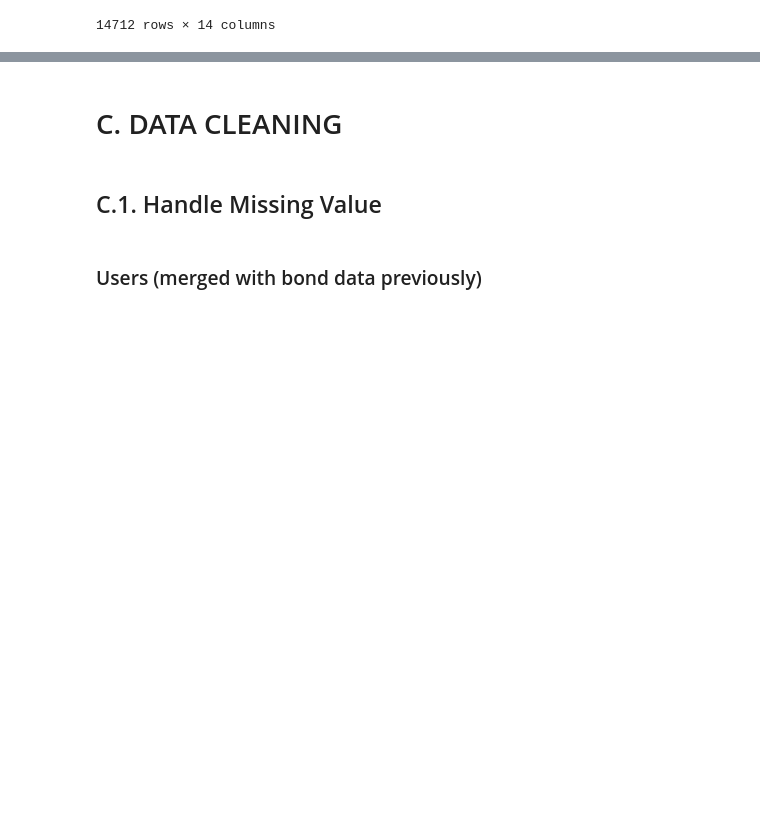
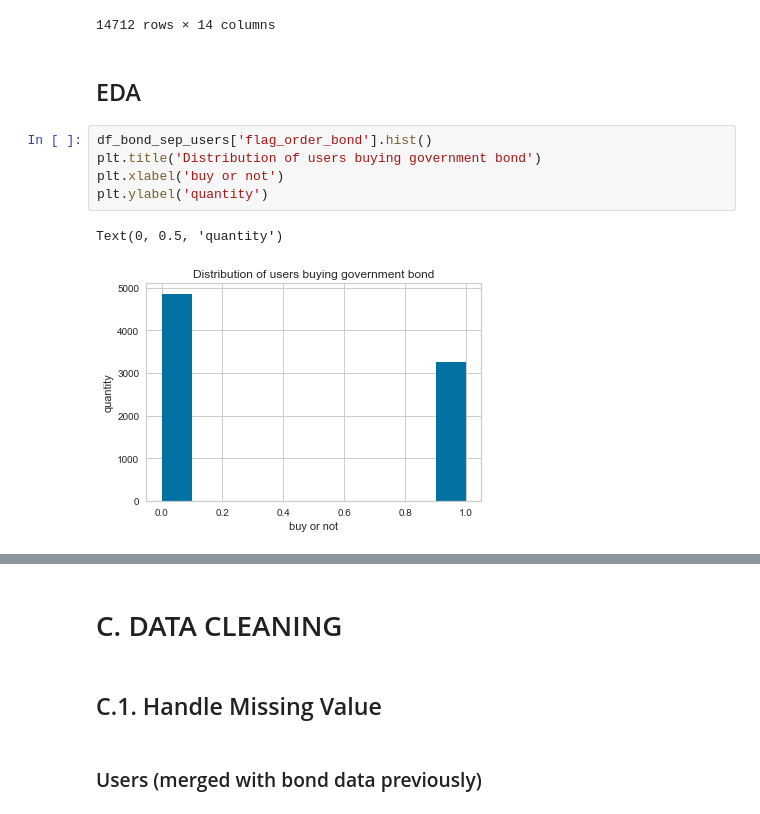
Before and after one commit to lightkun10/Mutual-Fund-Investment-Analysis-Advance, a Jupyter notebook: seeds.ipynb, the cells around one changed output, grey strips where cells are left out. Cells and saved outputs as stored; diff of their text form; blank space fills up the shorter version.

```diff
--- a/seeds.ipynb
+++ b/seeds.ipynb
@@ -284,3 +284,13 @@ df_eop_oct
 | 401237 | 4457622 | 2021-10-29 | 0.0 | 0.0 | 0.000000 | 10001.0 | ... |
 | 401238 | 4457700 | 2021-10-29 | 9957.0 | 10000.0 | -0.430000 | 20001.0 | ... |
 14712 rows × 14 columns
+# %% [markdown]
+## EDA
+# %%
+df_bond_sep_users['flag_order_bond'].hist()
+plt.title('Distribution of users buying government bond')
+plt.xlabel('buy or not')
+plt.ylabel('quantity')
+# %% [output]
+Text(0, 0.5, 'quantity')
+[figure, added]
```
Also changed, not shown: parts of 25 cells of this notebook, 1 other file.
